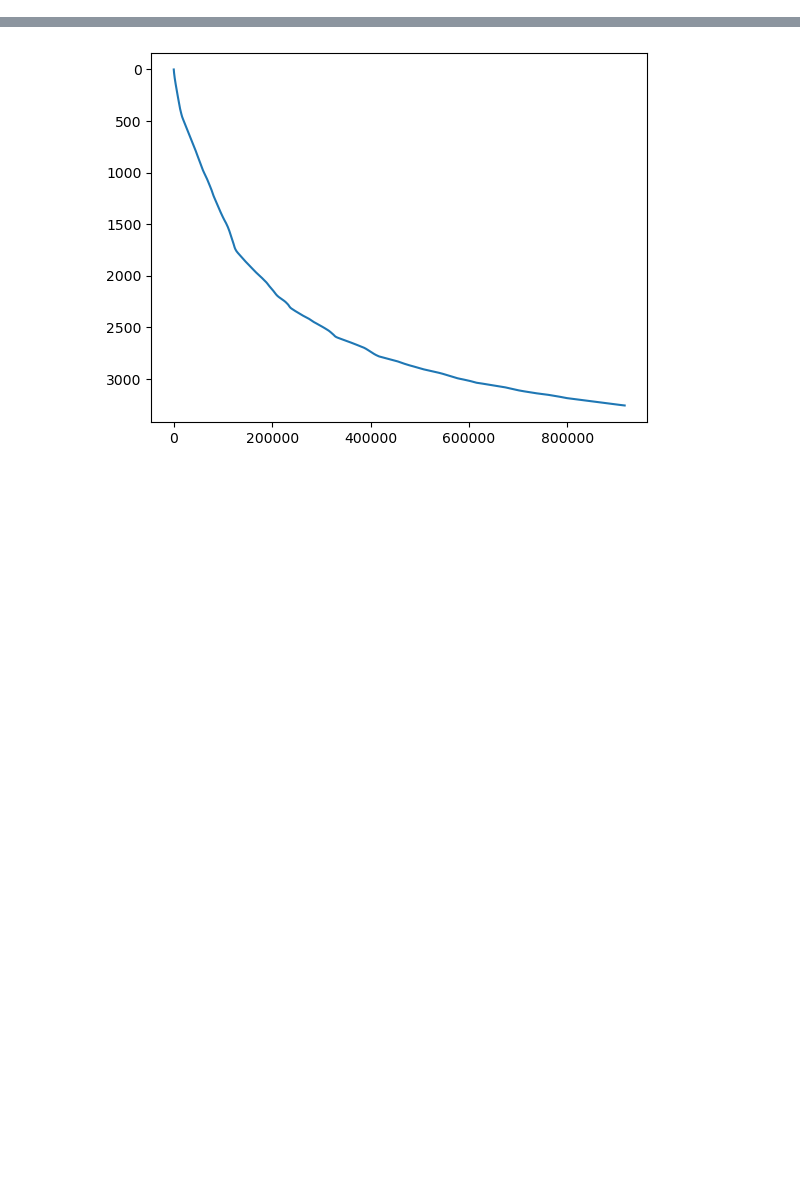
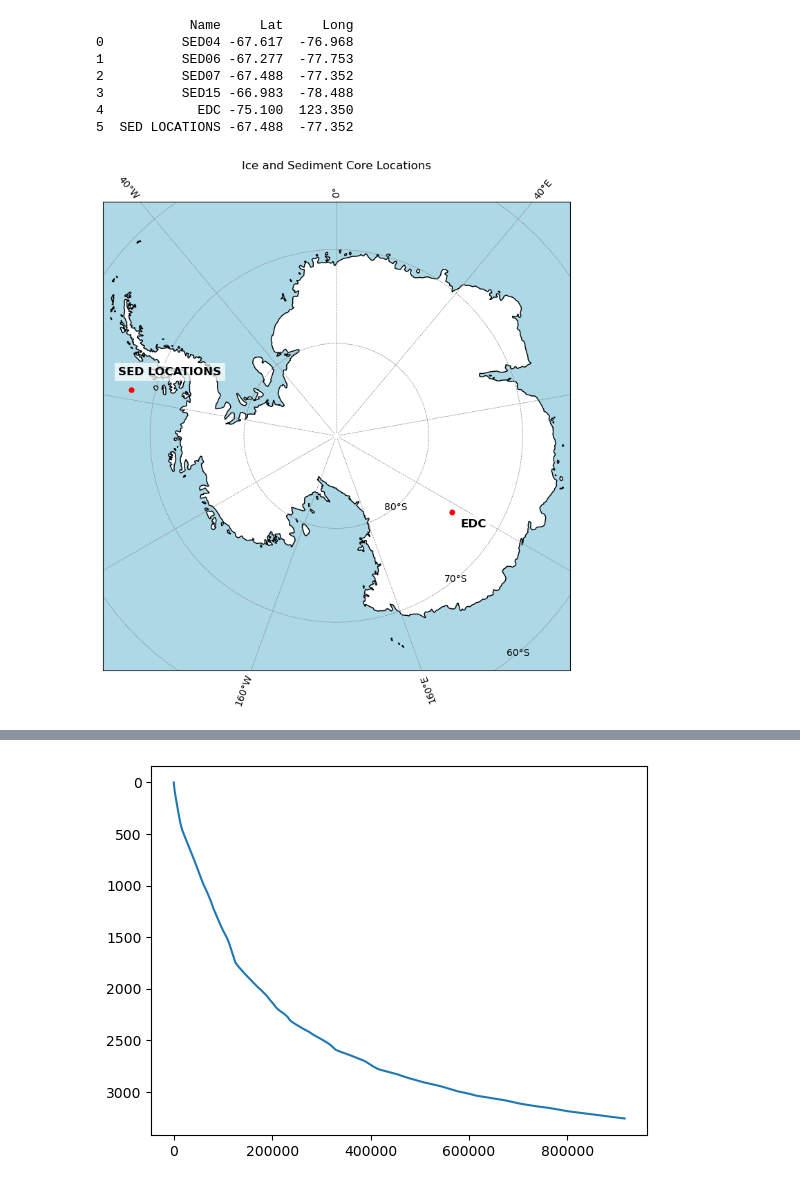
Before and after one commit to qmackay/BICC, a Jupyter notebook: Paleochrono/SedProject/plots.ipynb, the cells around one changed output, grey strips where cells are left out. Drawn from its saved outputs; the diff is of its cells as text; code cells hidden in the pictures; blank space fills up the shorter version.

```diff
--- a/Paleochrono/SedProject/plots.ipynb
+++ b/Paleochrono/SedProject/plots.ipynb
@@ -4,0 +40,63 @@ import pandas as pd
+# %%
+import matplotlib.pyplot as plt
+import cartopy.crs as ccrs
+import cartopy.feature as cfeature
+import matplotlib.ticker as ticker
+from mpl_toolkits.axes_grid1.inset_locator import inset_axes
+
+def plot_antarctica():
+    fig, ax = plt.subplots(figsize=(8, 8),
+                           subplot_kw={"projection": ccrs.SouthPolarStereo()})
+
+    # Set the extent to show Antarctica
+    ax.set_extent([-180, 180, -90, -65], crs=ccrs.PlateCarree())
+
+    # Add land and ocean features
+    ax.add_feature(cfeature.LAND, color='white')
+    ax.add_feature(cfeature.OCEAN, color='lightblue')
+    ax.add_feature(cfeature.COASTLINE, edgecolor='black')
+    ax.add_feature(cfeature.BORDERS, linestyle=':')
+    ax.add_feature(cfeature.LAKES, color='lightblue', edgecolor='black')
+
+    # Gridlines for reference
+    gl = ax.gridlines(draw_labels=True, linestyle="--", linewidth=0.5, color="gray")
+    gl.xlabels_top = False  # Remove top longitude labels
+    gl.xlabels_bottom = False  # Keep bottom longitude labels
+    gl.ylabels_left = False  # Keep left latitude labels
+    gl.ylabels_right = False  # Remove right latitude labels
+
+    #change # of labels
+    gl.xlocator = ticker.MaxNLocator(integer=True, prune='lower', nbins=9)  # More longitude labels
+    gl.ylocator = ticker.MultipleLocator(10)  # More latitude labels
+
+    # Input coordinates (example: you can modify this as needed)
+    lat_long = "E:/GitHub/BICC/Paleochrono/SedProject/Figs/LatLongData.txt"
+    lat_long = pd.read_csv(lat_long, comment="#", delimiter="\t", names=["Name", "Lat", "Long"])
+
+    print(lat_long)
+
+    for i in range(4,6): #pulling lat long data
+        lat = lat_long["Lat"][i]
+        lon = lat_long["Long"][i]
+        name = lat_long["Name"][i]
+        ax.plot(lon, lat, marker='o', ms=5, color='red', transform=ccrs.PlateCarree())  # Red dot at lat/lon
+        i+=1
+        ax.text(lon+3, lat+1.7, name, transform=ccrs.PlateCarree(), fontsize=12, color='black',
+            weight='bold', bbox=dict(facecolor='white', edgecolor='none', alpha=0.7))  # Adjust the label position slightly for better readability
+
+    plt.tight_layout()
+    plt.title("Ice and Sediment Core Locations")
+
+# Run the function to display the map
+plot_antarctica()
+
+plt.savefig("E:/GitHub/BICC/Paleochrono/SedProject/Figs/Antarctica_map.png", dpi=300)
+# %% [output]
+            Name     Lat     Long
+0          SED04 -67.617  -76.968
+1          SED06 -67.277  -77.753
+2          SED07 -67.488  -77.352
+3          SED15 -66.983  -78.488
+4            EDC -75.100  123.350
+5  SED LOCATIONS -67.488  -77.352
+[figure, added]
```
Also changed, not shown: parts of 2 cells of this notebook, 24 other files.
